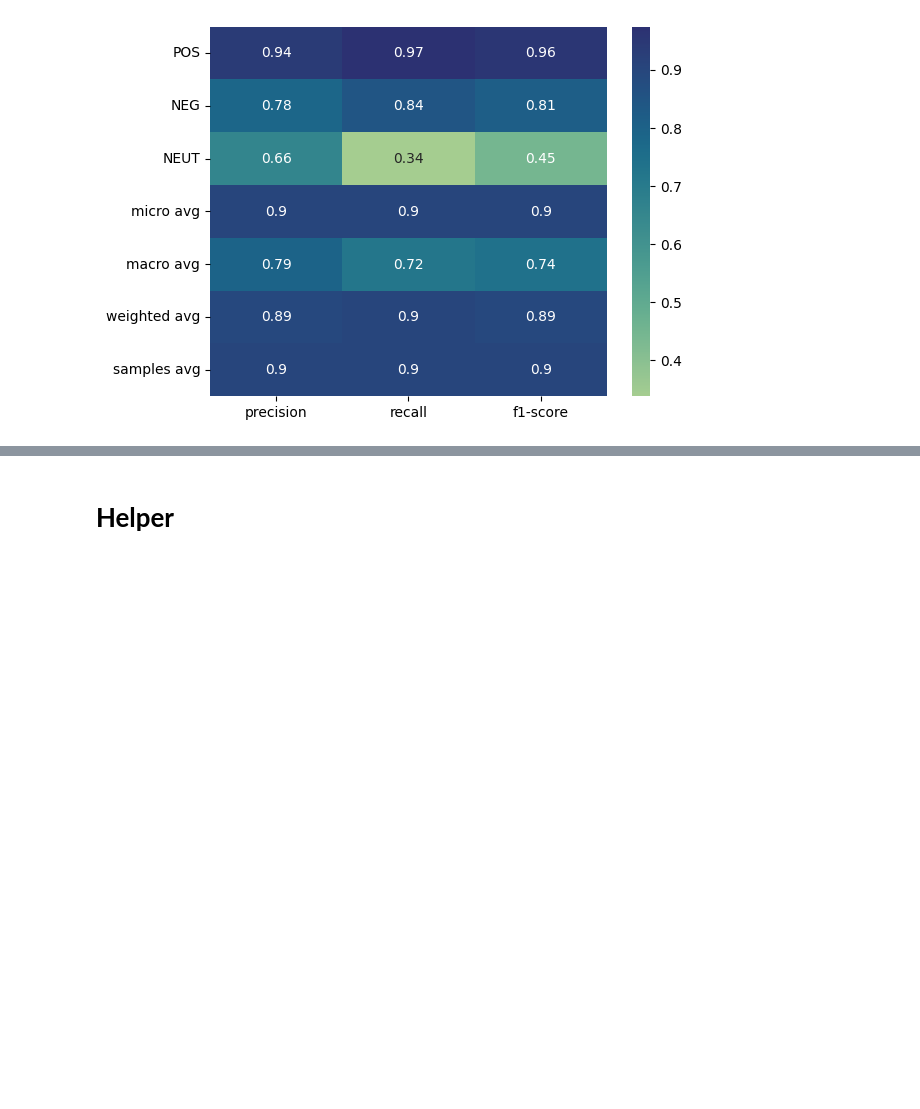
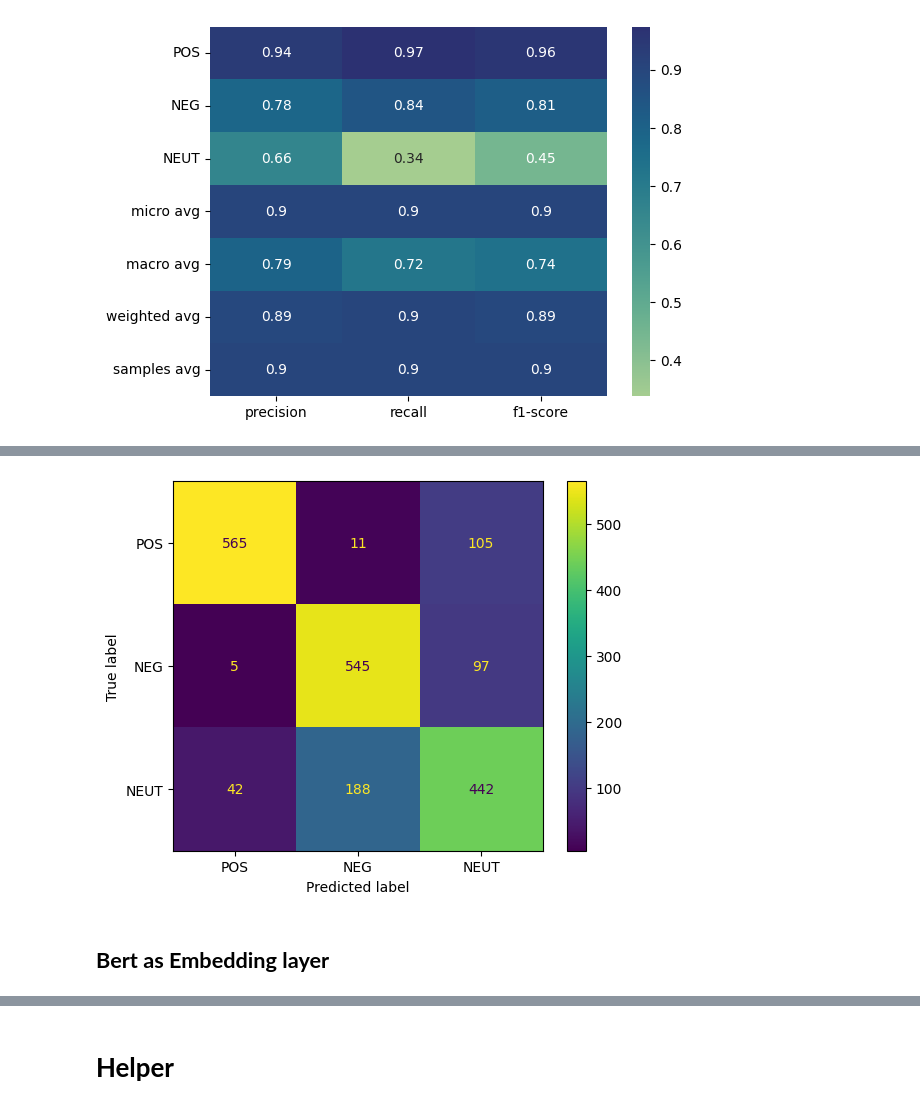
Before and after one commit to amirezzati/Reviews-Sentiment-Analysis, a Jupyter notebook: Reviews_Sentiment_Analysis.ipynb, the cells around one changed output, grey strips where cells are left out. Saved outputs shown, nothing was run; the diff lists cells and outputs as text; code cells hidden in the pictures; blank space fills up the shorter version.

```diff
--- a/Reviews_Sentiment_Analysis.ipynb
+++ b/Reviews_Sentiment_Analysis.ipynb
@@ -421,0 +670,9 @@ Accuracy: 0.9030971216090242
+# %%
+labels = [0,1,2]
+cm = confusion_matrix(np.argmax(y_test_bert_OH, axis=1), np.argmax(y_pred_OH, axis=1), labels=labels)
+disp = ConfusionMatrixDisplay(confusion_matrix=cm, display_labels=['POS', 'NEG', 'NEUT'])
+disp.plot();
+# %% [output]
+[figure, added]
+# %% [markdown]
+## **Bert as Embedding layer**
```
Also changed, not shown: parts of 47 cells of this notebook.
